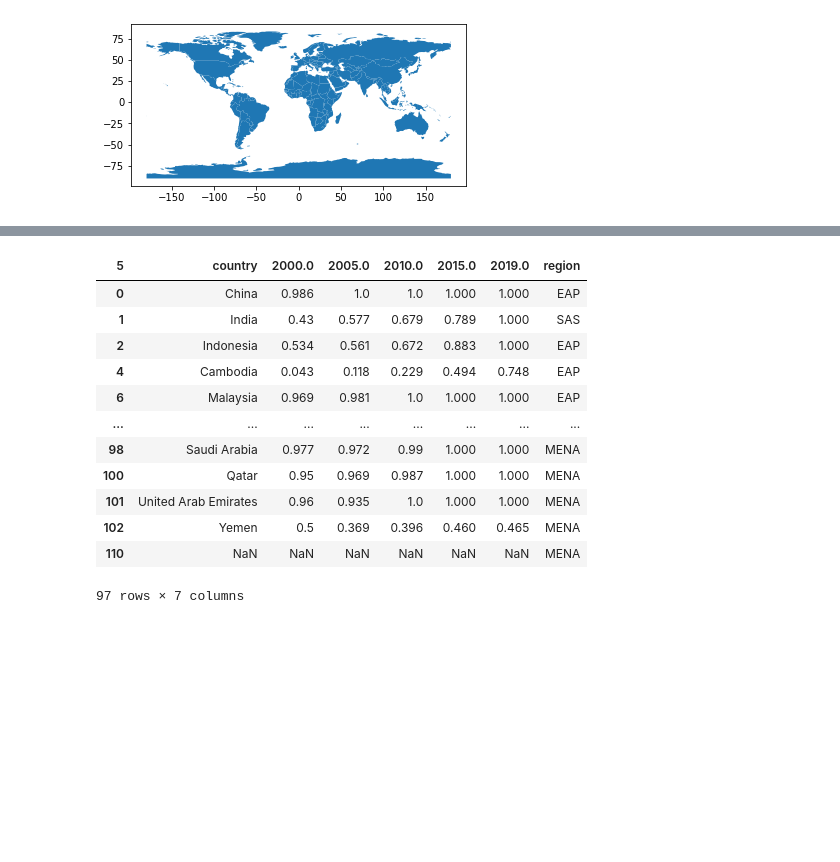
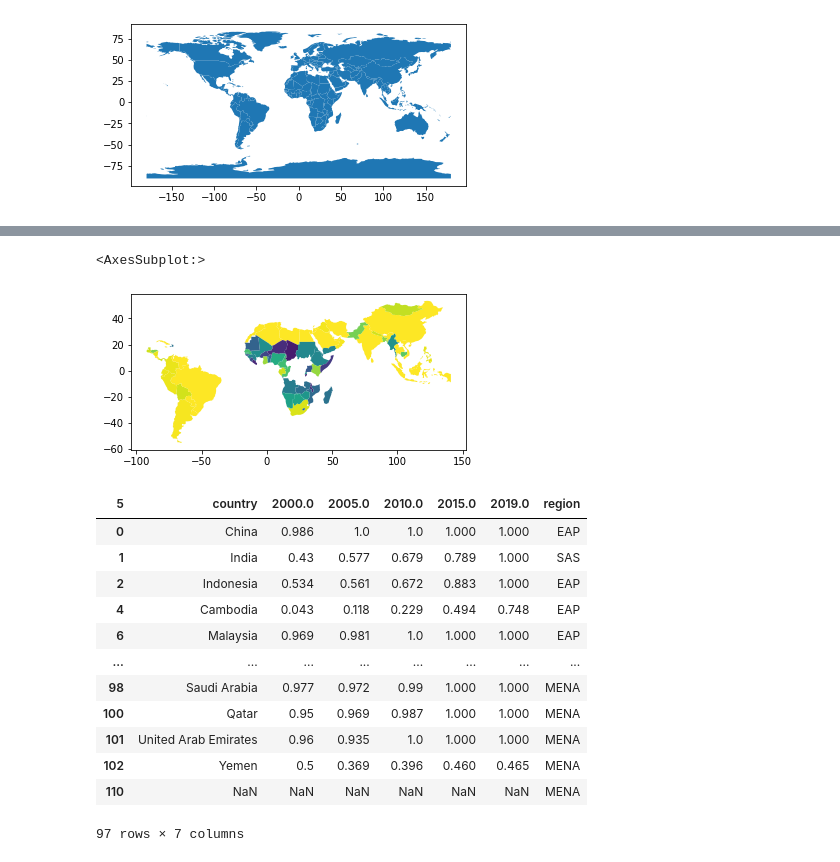
Before and after one commit to bukanif/CYPLAN255-1, a Jupyter notebook: green_remitt/Access to Electricity.ipynb, the cells around one changed output, grey strips where cells are left out. Cells and saved outputs as stored; diff of their text form; code cells hidden in the pictures; blank space fills up the shorter version.

```diff
--- a/green_remitt/Access to Electricity.ipynb
+++ b/green_remitt/Access to Electricity.ipynb
@@ -256,16 +207,26 @@ global_ae[['country',2019.0]].sort_values(2019.0, ascending=False).head(40)
-# %%
-global_ae
-# %% [output]
-| 5 | country | 2000.0 | 2005.0 | 2010.0 | 2015.0 | 2019.0 | region |
-| 0 | China | 0.986 | 1.0 | 1.0 | 1.000 | 1.000 | EAP |
-| 1 | India | 0.43 | 0.577 | 0.679 | 0.789 | 1.000 | SAS |
-| 2 | Indonesia | 0.534 | 0.561 | 0.672 | 0.883 | 1.000 | EAP |
-| 4 | Cambodia | 0.043 | 0.118 | 0.229 | 0.494 | 0.748 | EAP |
-| 6 | Malaysia | 0.969 | 0.981 | 1.0 | 1.000 | 1.000 | EAP |
-| ... | ... | ... | ... | ... | ... | ... | ... |
-| 98 | Saudi Arabia | 0.977 | 0.972 | 0.99 | 1.000 | 1.000 | MENA |
-| 100 | Qatar | 0.95 | 0.969 | 0.987 | 1.000 | 1.000 | MENA |
-| 101 | United Arab Emirates | 0.96 | 0.935 | 1.0 | 1.000 | 1.000 | MENA |
-| 102 | Yemen | 0.5 | 0.369 | 0.396 | 0.460 | 0.465 | MENA |
-| 110 | NaN | NaN | NaN | NaN | NaN | NaN | MENA |
-97 rows × 7 columns
+# %%
+world
+global_ae
+world = world.rename(columns={'name':'country'})
+world.country
+new_world = pd.merge(world, global_ae, on='country', how='right')
+new_world.plot(column=2019.0)
+# %% [output]
+<AxesSubplot:>
+[figure, added]
+# %%
+global_ae
+# %% [output]
+| 5 | country | 2000.0 | 2005.0 | 2010.0 | 2015.0 | 2019.0 | region |
+| 0 | China | 0.986 | 1.0 | 1.0 | 1.000 | 1.000 | EAP |
+| 1 | India | 0.43 | 0.577 | 0.679 | 0.789 | 1.000 | SAS |
+| 2 | Indonesia | 0.534 | 0.561 | 0.672 | 0.883 | 1.000 | EAP |
+| 4 | Cambodia | 0.043 | 0.118 | 0.229 | 0.494 | 0.748 | EAP |
+| 6 | Malaysia | 0.969 | 0.981 | 1.0 | 1.000 | 1.000 | EAP |
+| ... | ... | ... | ... | ... | ... | ... | ... |
+| 98 | Saudi Arabia | 0.977 | 0.972 | 0.99 | 1.000 | 1.000 | MENA |
+| 100 | Qatar | 0.95 | 0.969 | 0.987 | 1.000 | 1.000 | MENA |
+| 101 | United Arab Emirates | 0.96 | 0.935 | 1.0 | 1.000 | 1.000 | MENA |
+| 102 | Yemen | 0.5 | 0.369 | 0.396 | 0.460 | 0.465 | MENA |
+| 110 | NaN | NaN | NaN | NaN | NaN | NaN | MENA |
+97 rows × 7 columns
```
Also changed, not shown: parts of 7 cells of this notebook, 3 other files.
